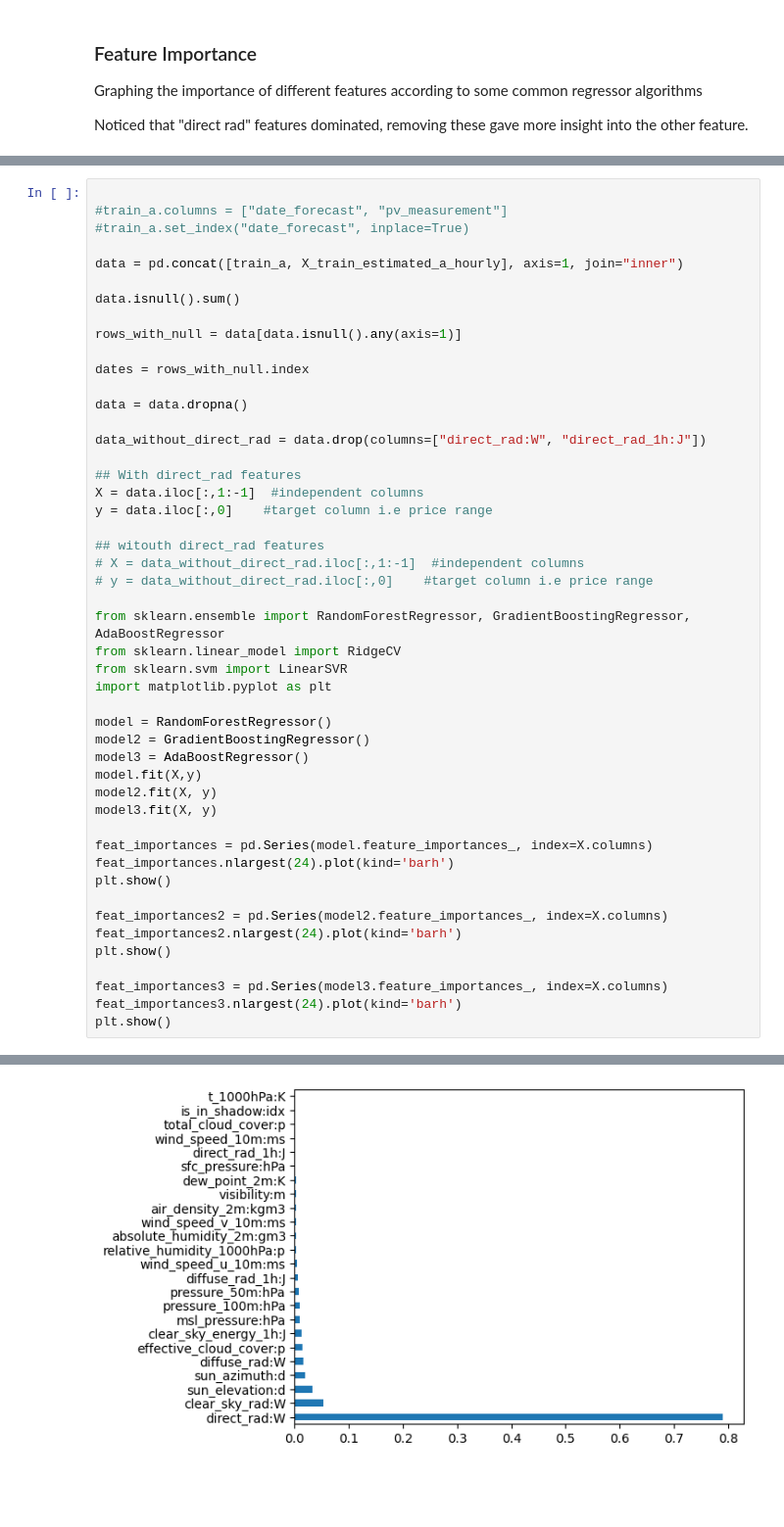
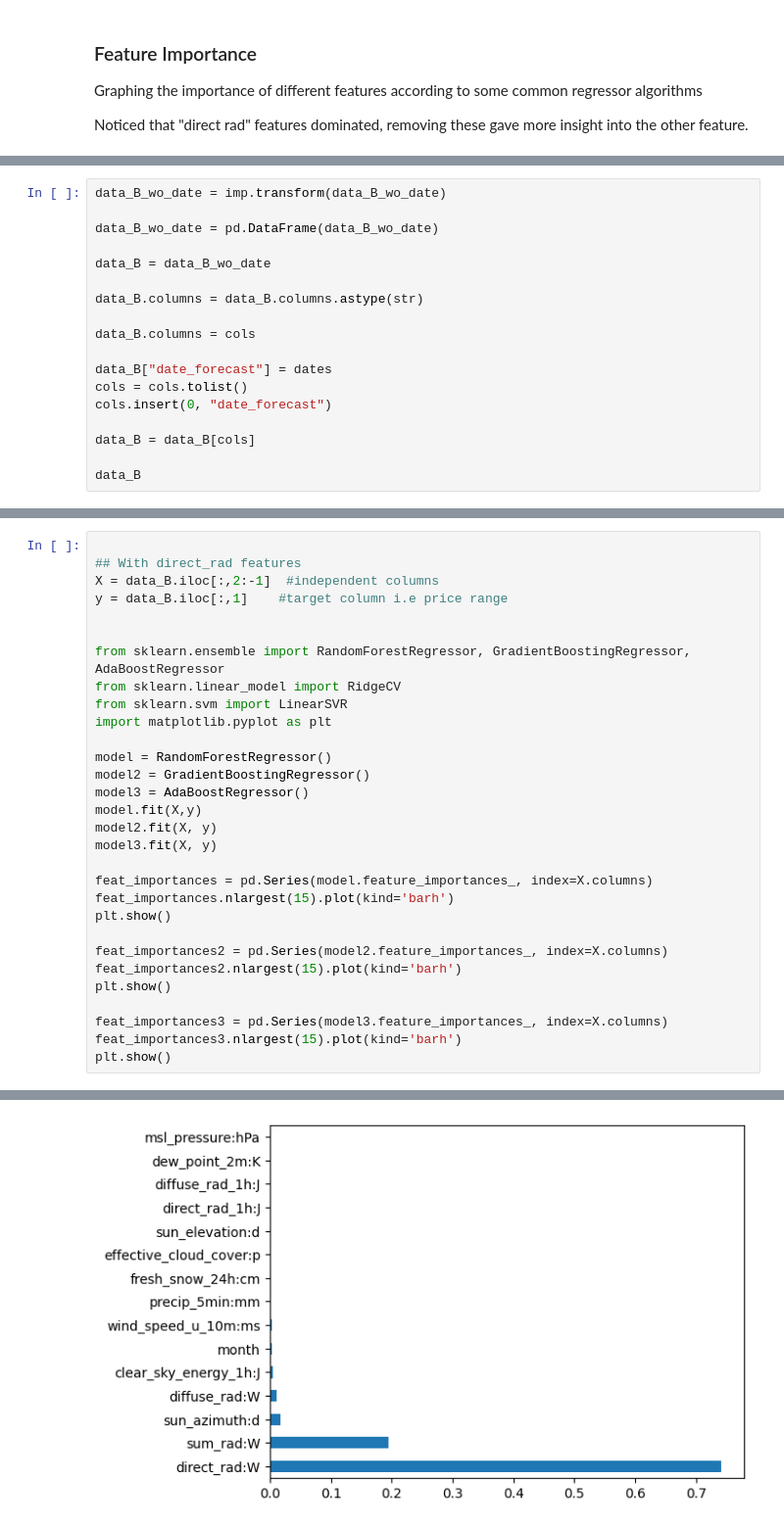
Before and after one commit to nasols/TDT4174-Machine-Learning, a Jupyter notebook: data_analytics.ipynb, the cells around one changed output, grey strips where cells are left out. Shown at 98% size. Cells and saved outputs as stored; diff of their text form; blank space fills up the shorter version.

```diff
--- a/data_analytics.ipynb
+++ b/data_analytics.ipynb
@@ -206,0 +382,18 @@ Noticed that "direct rad" features dominated, removing these gave more insight i
+# %%
+data_B_wo_date = imp.transform(data_B_wo_date)
+
+data_B_wo_date = pd.DataFrame(data_B_wo_date)
+
+data_B = data_B_wo_date
+
+data_B.columns = data_B.columns.astype(str)
+
+data_B.columns = cols
+
+data_B["date_forecast"] = dates
+cols = cols.tolist()
+cols.insert(0, "date_forecast")
+
+data_B = data_B[cols]
+
+data_B
@@ -207,27 +419,9 @@ Noticed that "direct rad" features dominated, removing these gave more insight i
 # %%
 
-#train_a.columns = ["date_forecast", "pv_measurement"]
-#train_a.set_index("date_forecast", inplace=True)
+## With direct_rad features
+X = data_B.iloc[:,2:-1]  #independent columns
+y = data_B.iloc[:,1]    #target column i.e price range
 
-data = pd.concat([train_a, X_train_estimated_a_hourly], axis=1, join="inner")
-
-data.isnull().sum()
-
-rows_with_null = data[data.isnull().any(axis=1)]
-
-dates = rows_with_null.index
-
-data = data.dropna()
-
-data_without_direct_rad = data.drop(columns=["direct_rad:W", "direct_rad_1h:J"])
-
-## With direct_rad features
-X = data.iloc[:,1:-1]  #independent columns
-y = data.iloc[:,0]    #target column i.e price range
-
-## witouth direct_rad features
-# X = data_without_direct_rad.iloc[:,1:-1]  #independent columns
-# y = data_without_direct_rad.iloc[:,0]    #target column i.e price range
 
 from sklearn.ensemble import RandomForestRegressor, GradientBoostingRegressor, AdaBoostRegressor
 from sklearn.linear_model import RidgeCV
@@ -242,14 +436,14 @@ model2.fit(X, y)
 model3.fit(X, y)
 
 feat_importances = pd.Series(model.feature_importances_, index=X.columns)
-feat_importances.nlargest(24).plot(kind='barh')
+feat_importances.nlargest(15).plot(kind='barh')
 plt.show()
 
 feat_importances2 = pd.Series(model2.feature_importances_, index=X.columns)
-feat_importances2.nlargest(24).plot(kind='barh')
+feat_importances2.nlargest(15).plot(kind='barh')
 plt.show()
 
 feat_importances3 = pd.Series(model3.feature_importances_, index=X.columns)
-feat_importances3.nlargest(24).plot(kind='barh')
+feat_importances3.nlargest(15).plot(kind='barh')
 plt.show()
 # %% [output]
@@ -257 +451 @@ plt.show()
-[figure, old version]
+[figure, new version]
```
Also changed, not shown: parts of 24 cells of this notebook, 7 other files.
